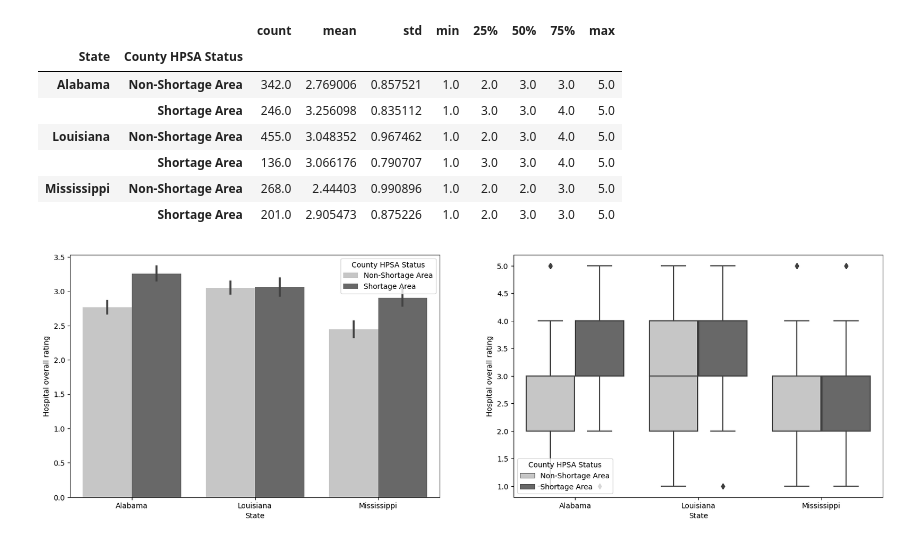
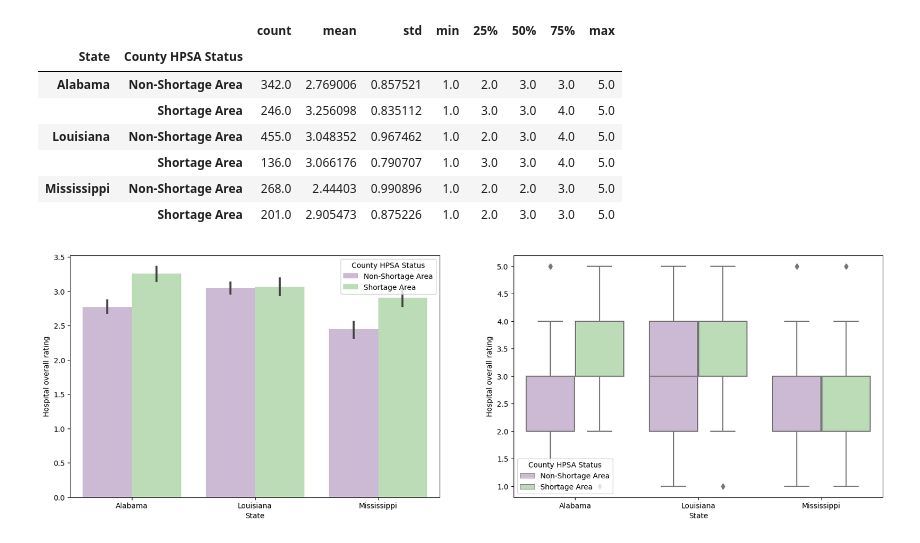
Before and after one commit to valeriemagalong/Healthcare-Shortages, a Jupyter notebook: cms_eda.ipynb, the cells around one changed output. Cells and saved outputs as stored; diff of their text form; code cells hidden in the pictures.

```diff
--- a/cms_eda.ipynb
+++ b/cms_eda.ipynb
@@ -181,17 +181,17 @@ cms.groupby(['State', 'County HPSA Status'])['Hospital overall rating'].describe
 # %%
 # Create barplot and boxplot for Hospital overall rating by HPSA County Status and state
 cms_cleaned = cms.dropna(subset = ['Hospital overall rating', 'County HPSA Status', 'State'])
 
 plt.figure(figsize = (20, 6))
 
 plt.subplot(1, 2, 1)
 sns.barplot(cms_cleaned, x = 'State', y = 'Hospital overall rating',
-            hue = 'County HPSA Status', palette = 'Greys')
+            hue = 'County HPSA Status', palette = 'PRGn')
 
 plt.subplot(1, 2, 2)
 sns.boxplot(cms_cleaned, x = 'State', y = 'Hospital overall rating',
-            hue = 'County HPSA Status', palette = 'Greys')
+            hue = 'County HPSA Status', palette = 'PRGn')
 
-plt.show()av
+plt.show()
 # %% [output]
-[figure, old version]
+[figure, new version]
```
Also changed, not shown: parts of 3 cells of this notebook.
